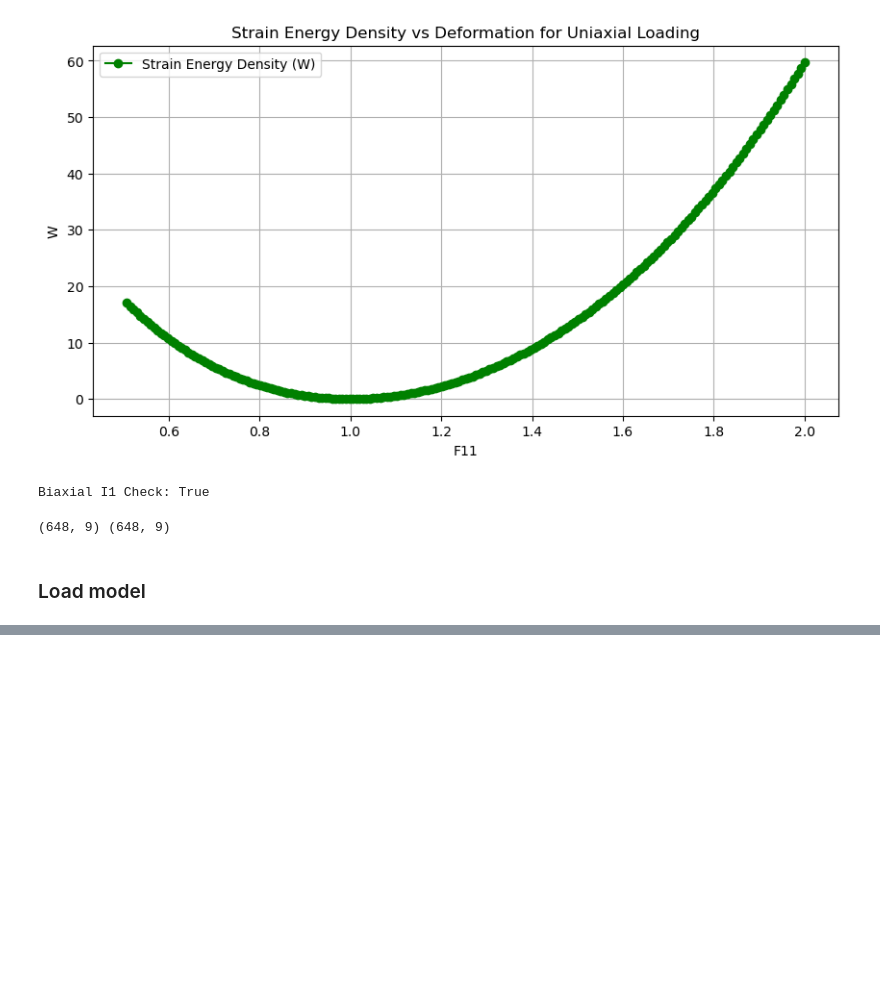
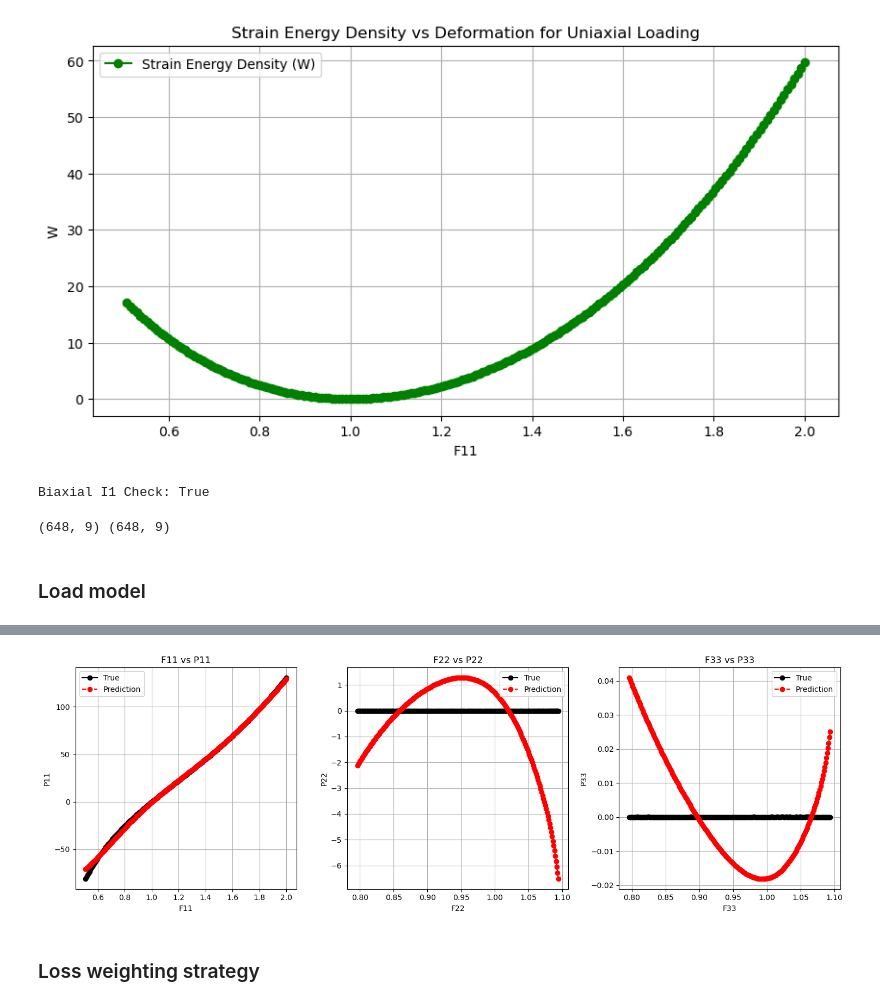
Before and after one commit to nanzemxx/TutorialMLinSolidMechanics, a Jupyter notebook: Task2_Group Xin and Huasen/train/main.ipynb, the cells around one changed output, grey strips where cells are left out. Saved outputs shown, nothing was run; the diff lists cells and outputs as text; code cells hidden in the pictures; blank space fills up the shorter version.

```diff
--- a/Task2_Group Xin and Huasen/train/main.ipynb
+++ b/Task2_Group Xin and Huasen/train/main.ipynb
@@ -343,0 +352,58 @@ plot_all_stress_vs_deformation(F_biaxial, P_biaxial, P_biaxial_pred,
+# %%
+C_uniaxial = convert_F_to_C(F_uniaxial.reshape(-1, 9))
+P_uniaxial_pred = model1.predict(C_uniaxial).reshape(-1, 3, 3)
+import matplotlib.pyplot as plt
+import numpy as np
+
+def plot_all_stress_vs_deformation(F_uniaxial, P_uniaxial, P_uniaxial_pred):
+    # 提取 F 和 P 的不同分量
+    F11 = F_uniaxial[:, 0, 0]  # 第一列
+    F22 = F_uniaxial[:, 1, 1]
+    F33 = F_uniaxial[:, 2, 2] # 第三列
+
+    P11 = P_uniaxial[:, 0, 0]  # 原始 P 的 11 元素
+    P22 = P_uniaxial[:, 1, 1]  # 原始 P 的 22 元素
+    P33 = P_uniaxial[:, 2, 2]  # 原始 P 的 33 元素
+
+    P11_pred = P_uniaxial_pred[:, 0, 0]  # 预测 P 的 11 元素
+    P22_pred = P_uniaxial_pred[:, 1, 1]  # 预测 P 的 22 元素
+    P33_pred = P_uniaxial_pred[:, 2, 2]  # 预测 P 的 33 元素
+
+    # 创建绘图
+    fig, axes = plt.subplots(1, 3, figsize=(15, 5))
+
+    ax1 = axes[0]
+    ax2 = axes[1]
+    ax3 = axes[2]
+
+    ax1.plot(F11, P11, label="True", marker="o", linestyle="-", color="black")
+    ax1.plot(F11, P11_pred, label="Prediction", marker="o", linestyle="--", color="red")
+    ax1.set_xlabel("F11")
+    ax1.set_ylabel("P11")
+    ax1.set_title("F11 vs P11")
+    ax1.legend()
+    ax1.grid(True)
+
+    ax2.plot(F22, P22, label="True", marker="o", linestyle="-", color="black")
+    ax2.plot(F22, P22_pred, label="Prediction", marker="o", linestyle="--", color="red")
+    ax2.set_xlabel("F22")
+    ax2.set_ylabel("P22")
+    ax2.set_title("F22 vs P22")
+    ax2.legend()
+    ax2.grid(True)
+
+    ax3.plot(F33, P33, label="True", marker="o", linestyle="-", color="black")
+    ax3.plot(F33, P33_pred, label="Prediction", marker="o", linestyle="--", color="red")
+    ax3.set_xlabel("F33")
+    ax3.set_ylabel("P33")
+    ax3.set_title("F33 vs P33")
+    ax3.legend()
+    ax3.grid(True)
+
+    # 调整布局
+    plt.tight_layout()
+    plt.show()
+
+# 调用函数
+plot_all_stress_vs_deformation(F_uniaxial, P_uniaxial, P_uniaxial_pred)
+# %% [output]
@@ -343,0 +411,3 @@ plot_all_stress_vs_deformation(F_biaxial, P_biaxial, P_biaxial_pred,
+[figure, added]
+# %% [markdown]
+### Loss weighting strategy
```
Also changed, not shown: parts of 14 cells of this notebook, 1 other file.
